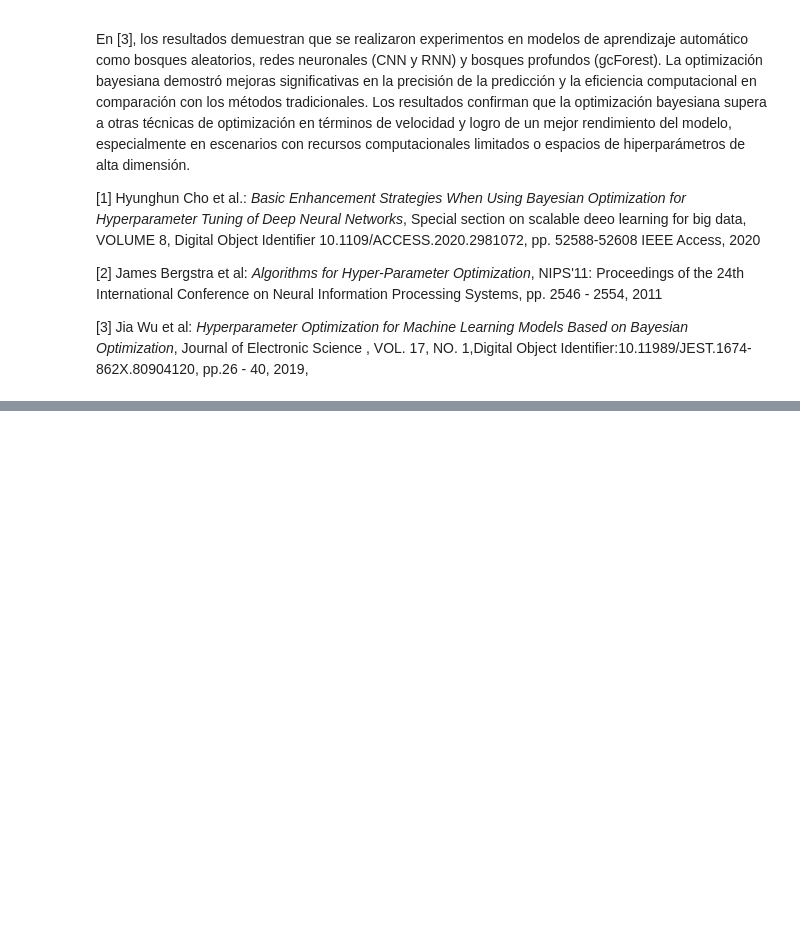
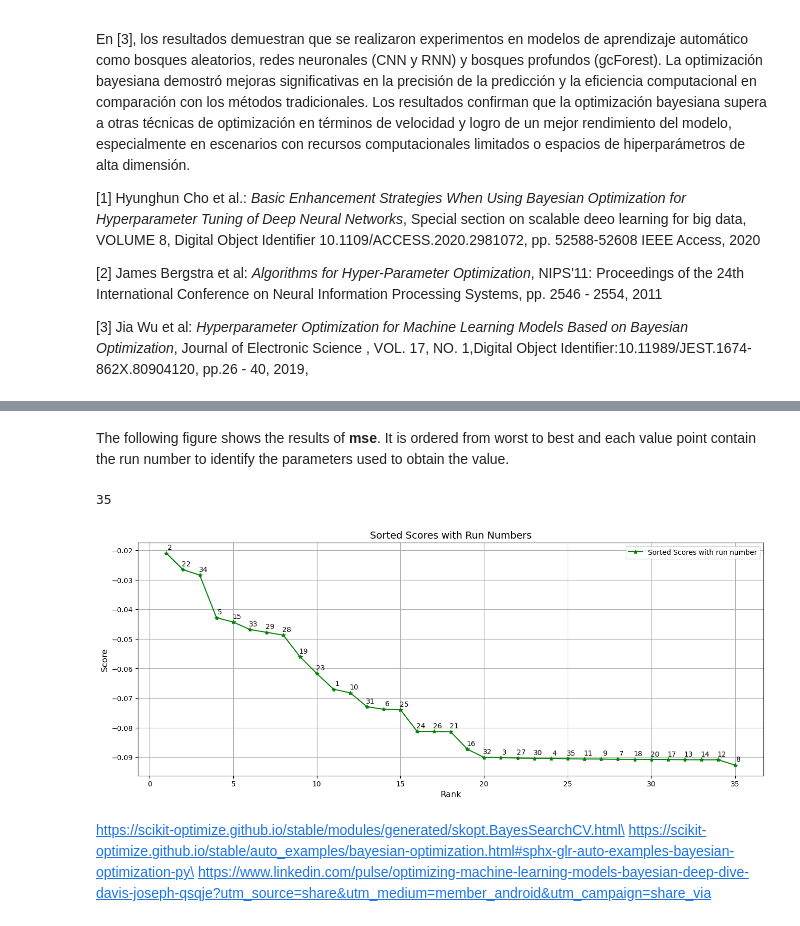
Before and after one commit to ThMRudolf/2024_Project_NumericalMethods, a Jupyter notebook: Optimizacion_Bayesiana_2024_rdf_es.ipynb, the cells around one changed output, grey strips where cells are left out. Drawn from its saved outputs; the diff is of its cells as text; code cells hidden in the pictures; blank space fills up the shorter version.

Commit message:
documentatio ready in English and Spanish, needs to be checked. The model needs to be run again to get the best values for the NN

```diff
--- a/Optimizacion_Bayesiana_2024_rdf_es.ipynb
+++ b/Optimizacion_Bayesiana_2024_rdf_es.ipynb
@@ -17,0 +143,15 @@ En [3], los resultados demuestran que se realizaron experimentos en modelos de a
+# %%
+# Define the bounds of the hyperparameters
+bounds = [
+    {'name': 'learning_rate', 'type': 'continuous', 'domain': (1e-5, 1e-1)},
+    {'name': 'units_layer01', 'type': 'discrete', 'domain': (16, 32, 64, 128, 256)},
+    {'name': 'units_layer02', 'type': 'discrete', 'domain': (16, 32, 64, 128, 256)},
+    {'name': 'l2_reg', 'type': 'continuous', 'domain': (1e-6, 1e-2)},
+    {'name': 'batch_size', 'type': 'discrete', 'domain': (16, 32, 64, 128)}
+]
+
+# Perform Bayesian Optimization
+optimizer = GPyOpt.methods.BayesianOptimization(f=model_score,
+                                                domain=bounds,
+                                                acquisition_type='EI'  # Expected Improvement
+)
@@ -17,0 +178,2 @@ En [3], los resultados demuestran que se realizaron experimentos en modelos de a
+# %%
+optimizer.run_optimization(max_iter=30, verbosity=True, eps=1e-6)
@@ -17,0 +198,42 @@ En [3], los resultados demuestran que se realizaron experimentos en modelos de a
+# %% [markdown]
+The following figure shows the results of **mse**. It is ordered from worst to best and each value point contain the run number to identify the parameters used to obtain the value.
+# %%
+# Assuming optimizer.X and optimizer.Y are already defined
+opt_res_param = optimizer.X
+print(len(opt_res_param))
+opt_res_score = optimizer.Y
+opt_res_score = opt_res_score.flatten()
+
+# Sort scores and retain original indices
+original_indices = np.argsort(opt_res_score)[::-1]  # Indices for descending order
+opt_res_score_sorted = opt_res_score[original_indices]
+
+# Create N array (1 to len(opt_res_score_sorted))
+N = np.arange(1, len(opt_res_score_sorted) + 1)
+
+# Set up the figure size
+plt.figure(figsize=(16, 6))  # Width: 10 inches, Height: 6 inches
+
+# Plot scores
+plt.plot(N, opt_res_score_sorted, 'g*-', label="Sorted Scores with run number")  # Add a label for the legend
+plt.grid()
+
+# Annotate with original run numbers
+for i, idx in enumerate(original_indices):
+    plt.annotate(f"{idx+1}", (N[i], opt_res_score_sorted[i]), textcoords="offset points", xytext=(5, 5), ha='center')
+
+# Add labels, title, and legend
+plt.xlabel("Rank", fontsize=12)
+plt.ylabel("Score", fontsize=12)
+plt.title("Sorted Scores with Run Numbers", fontsize=14)
+plt.legend(loc="upper right", fontsize=10)  # Add a legend at the top right
+
+# Show the plot
+plt.show()
+# %% [output]
+35
+[figure, added]
+# %% [markdown]
+https://scikit-optimize.github.io/stable/modules/generated/skopt.BayesSearchCV.html\
+https://scikit-optimize.github.io/stable/auto_examples/bayesian-optimization.html#sphx-glr-auto-examples-bayesian-optimization-py\
+https://www.linkedin.com/pulse/optimizing-machine-learning-models-bayesian-deep-dive-davis-joseph-qsqje?utm_source=share&utm_medium=member_android&utm_campaign=share_via
```
Also changed, not shown: parts of 18 cells of this notebook, 1 other file.
